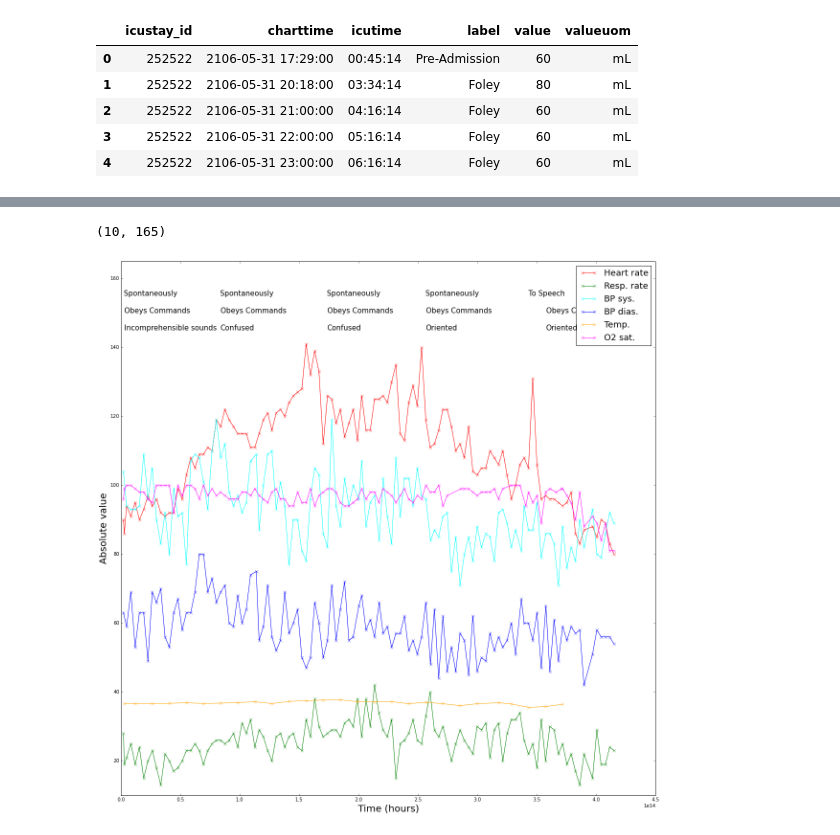
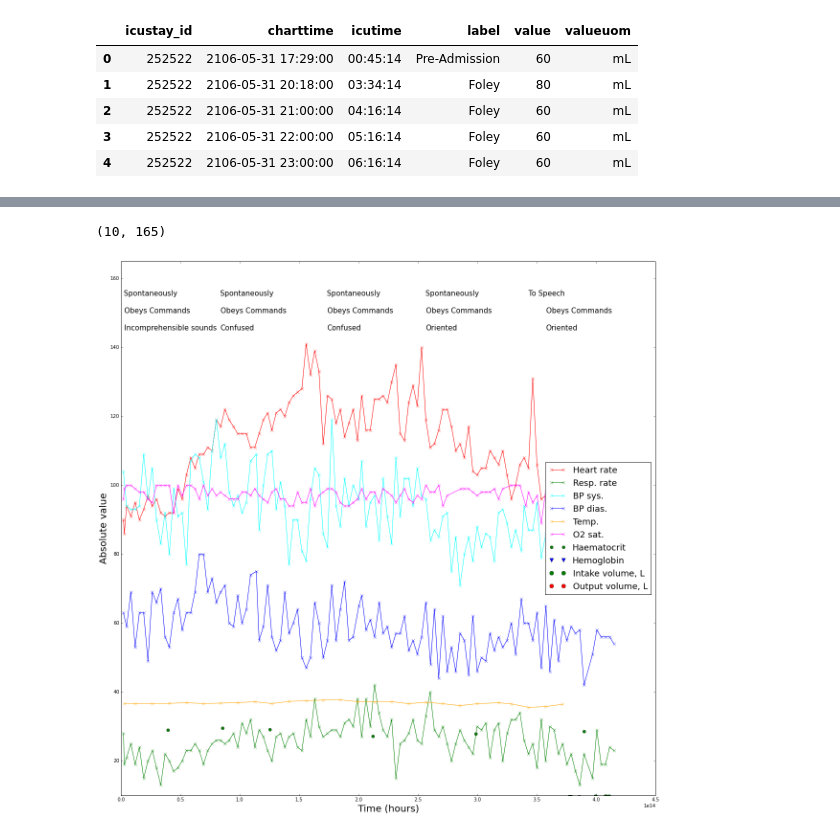
Before and after one commit to MIT-LCP/mimic-iii-paper, a Jupyter notebook: example-patient.ipynb, the cells around one changed output, grey strips where cells are left out. Drawn from its saved outputs; the diff is of its cells as text; code cells hidden in the pictures.

```diff
--- a/example-patient.ipynb
+++ b/example-patient.ipynb
@@ -203,33 +203,50 @@ plt.plot(charts.icutime[charts.label=='Non Invasive Blood Pressure diastolic'],
 
 plt.plot(charts.icutime[charts.label=='Temperature Fahrenheit'],
          (charts.valuenum[charts.label=='Temperature Fahrenheit']-32)/1.8,
          color='orange', marker='x', markersize=6, label='Temp.')
 
 plt.plot(charts.icutime[charts.label=='O2 saturation pulseoxymetry'],
          charts.valuenum[charts.label=='O2 saturation pulseoxymetry'],
          color='magenta', marker='x', markersize=6, label='O2 sat.')
 
+# Plot some laboratory values
+plt.plot(labs.icutime[labs.label=='HEMATOCRIT'],
+         labs.valuenum[labs.label=='HEMATOCRIT'],
+         'go', markersize=6, label='Haematocrit')
+
+plt.plot(labs.icutime[labs.label=='HEMOGLOBIN'],
+         labs.valuenum[labs.label=='HEMOGLOBIN'],
+         'bv', markersize=8, label='Hemoglobin')
+
+# Plot some input/output events
+plt.plot(inputs.icustarttime[inputs.amountuom=='mL'],
+         inputs.amount[inputs.amountuom=='mL'].cumsum()/1000,
+         'go', markersize=8, label='Intake volume, L')
+
+plt.plot(outputs.icutime,
+         outputs.value.cumsum()/1000,
+         'ro', markersize=8, label='Output volume, L')
+
 # Plot Glasgow Coma Scale measurements every hour or so
-# Add a text label to the y-axis
 # plt.text(-10,155,'GCS - Eye Opening',fontsize=14)
 for i, txt in enumerate(charts.value[charts.label=='GCS - Eye Opening'].values):
     if np.mod(i,6)==0 and i < 65:
         plt.annotate(txt, (charts.icutime[charts.label=='GCS - Eye Opening'].values[i],155),fontsize=15)
 
 # plt.text(-60,150,'GCS - Motor Response',fontsize=14)
 for i, txt in enumerate(charts.value[charts.label=='GCS - Motor Response'].values):
     if np.mod(i,6)==0 and i < 65:
         plt.annotate(txt, (charts.icutime[charts.label=='GCS - Motor Response'].values[i],150),fontsize=15)
 
 # plt.text(-60,145,'GCS - Verbal Response',fontsize=14)
 for i, txt in enumerate(charts.value[charts.label=='GCS - Verbal Response'].values):
     if np.mod(i,6)==0 and i < 65:
         plt.annotate(txt, (charts.icutime[charts.label=='GCS - Verbal Response'].values[i],145),fontsize=15)
 
-plt.legend(loc=1,fontsize=18)
+plt.legend(loc=5,fontsize=18)
 plt.xlabel('Time (hours)',fontsize=20)
 plt.ylabel('Absolute value',fontsize=20)
 plt.ylim(10,165)
 # %% [output]
 (10, 165)
-[figure, old version]
+[figure, new version]
```
